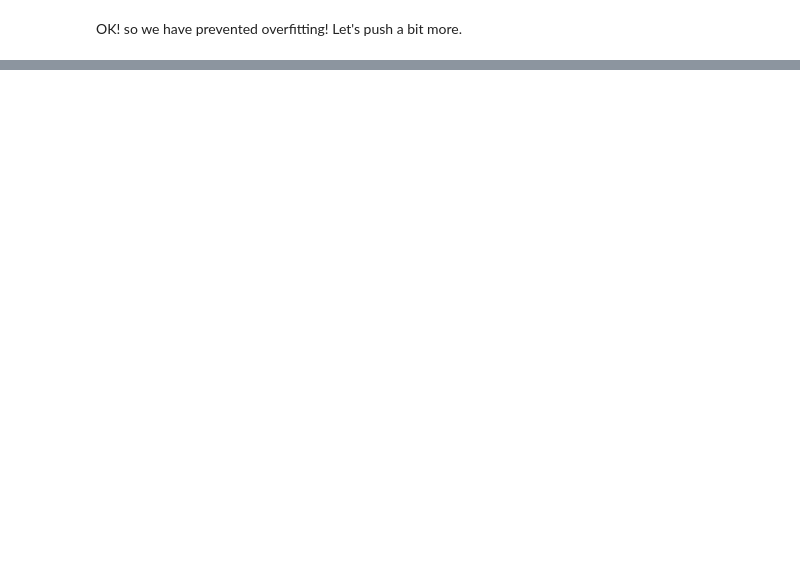
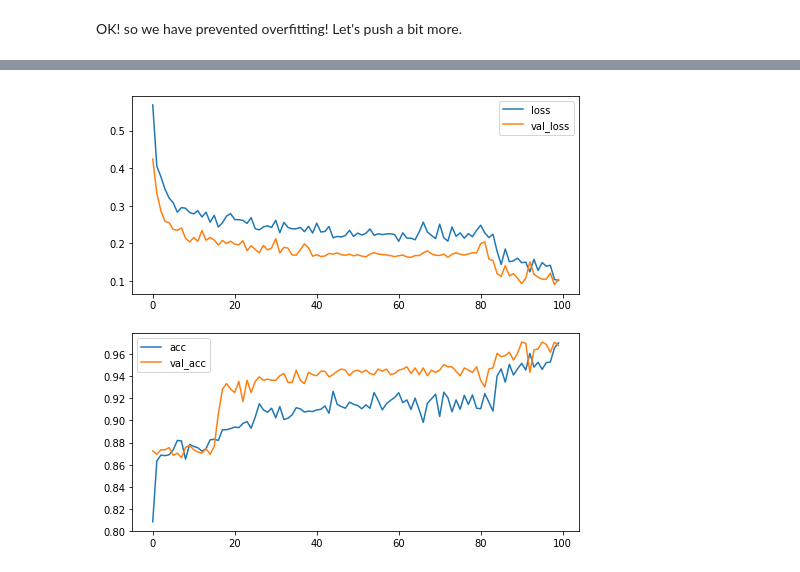
Before and after one commit to danimateos/hotdog-nohotdog, a Jupyter notebook: 06-Improving_the_detector.ipynb, the cells around one changed output, grey strips where cells are left out. Drawn from its saved outputs; the diff is of its cells as text; code cells hidden in the pictures; blank space fills up the shorter version.

```diff
--- a/06-Improving_the_detector.ipynb
+++ b/06-Improving_the_detector.ipynb
@@ -183,0 +197,9 @@ axes[1].legend()
+# %%
+for layer in detector.layers[0].layers:
+    if 'block5' in layer.name:
+        layer.trainable = True
+    else:
+        layer.trainable = False
+
+# Set the vgg as a whole to trainable:
+detector.layers[0].trainable = True
@@ -183,0 +248,12 @@ axes[1].legend()
+# %%
+detector.compile(loss='binary_crossentropy',
+                     optimizer=Adam(lr=1e-4),
+                     metrics=['acc'])
+
+history_pt3 = detector.fit_generator(train_generator,
+                                     steps_per_epoch=20,
+                                     epochs=20,
+                                     validation_data=validation_generator,
+                                     validation_steps=10)
+
+detector.save('06-unfrozen-10e-4.h5')
@@ -183,0 +278,4 @@ axes[1].legend()
+# %%
+plot_training_histories(history, history_pt2, history_pt3);
+# %% [output]
+[figure, added]
```
Also changed, not shown: parts of 20 cells of this notebook, 3 other files.
